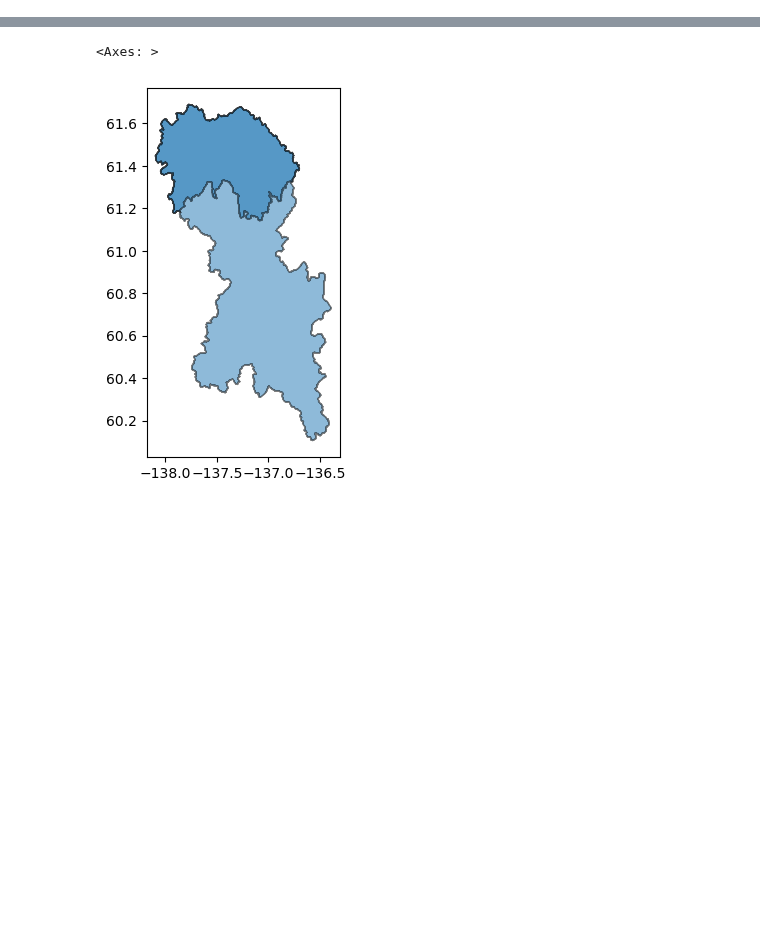
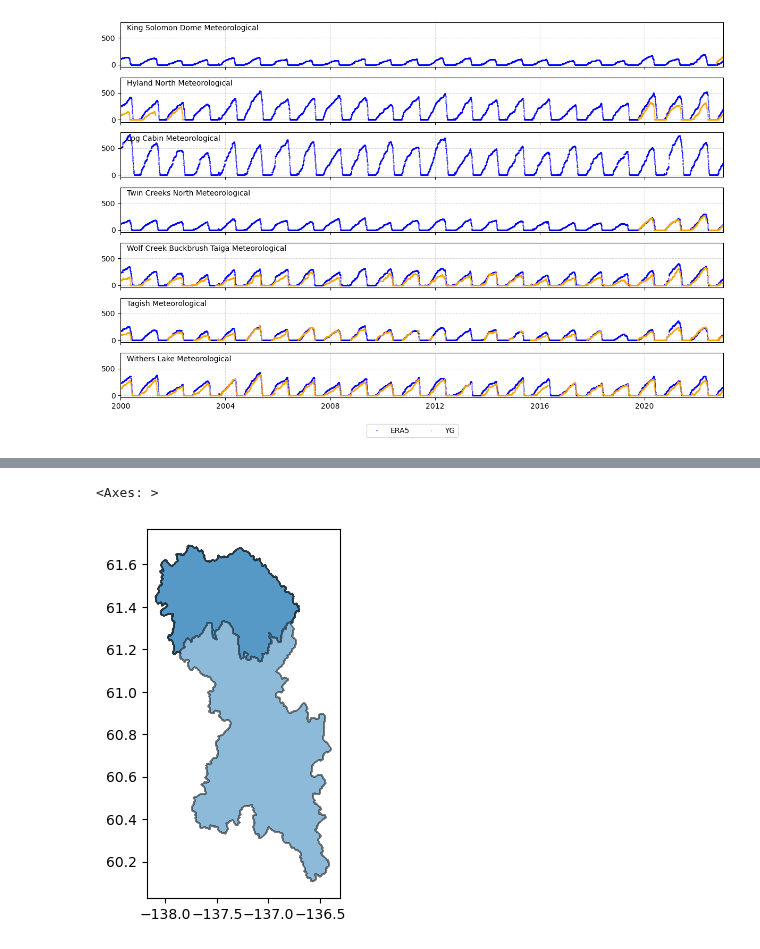
Before and after one commit to YukonWRB/YGwater, a Jupyter notebook: dev/era5/era5_main.ipynb, the cells around one changed output, grey strips where cells are left out. Cells and saved outputs as stored; diff of their text form; code cells hidden in the pictures; blank space fills up the shorter version.

```diff
--- a/dev/era5/era5_main.ipynb
+++ b/dev/era5/era5_main.ipynb
@@ -159,0 +267,49 @@ interactive(children=(IntSlider(value=0, description='time_index', layout=Layout
+# %%
+results = {}
+
+for i, ts_id in enumerate(ts_ids):
+    loc_id = timeseries_df.loc[ts_id, "location_id"]
+    x, y = locations.loc[loc_id, "geometry"].x, locations.loc[loc_id, "geometry"].y
+
+    era5_ts = xda.sel(longitude=x, latitude=y, method="nearest").to_dataframe().reset_index()
+    era5_ts = era5_ts.set_index('time')['sd']
+
+    yg_ts, _ = fetch_timeseries_corrected(ts_id)
+
+    # aggregate to daily before syncing
+    yg_ts = yg_ts.resample('D').mean()
+    era5_ts = era5_ts.resample('D').mean()
+
+    synced_ts = pd.concat([era5_ts, yg_ts], axis=1, join="outer")
+    synced_ts.columns = ["ERA5", "YG"]
+
+    results[ts_id] = synced_ts
+# %%
+fig, axes = plt.subplots(7, 1, figsize=(12, 8), sharex=True, sharey=True)
+
+axes = axes.flatten()  # Flatten the axes array for easier indexing
+
+
+for i, ts_id in enumerate(ts_ids):
+    loc_id = timeseries_df.loc[ts_id, "location_id"]
+    loc_name = locations.loc[loc_id, "name"]
+
+    ax = axes[i]
+    synced_ts = results[ts_id]
+    ax.plot(synced_ts.index, synced_ts["ERA5"], label="ERA5", color="blue", marker='.', markersize=1, linestyle='', linewidth=0.5)
+    ax.plot(synced_ts.index, synced_ts["YG"], label="YG", color="orange", marker='.', markersize=1, linestyle='', linewidth=0.5)
+
+    # Add location annotation
+    ax.text(0.01, 0.95, loc_name, transform=ax.transAxes, fontsize=10, verticalalignment='top', horizontalalignment='left')
+
+    ax.set_xlim(pd.Timestamp("2000-01-01"), pd.Timestamp("2023-01-01"))
+    ax.grid(True, linestyle='--', alpha=0.5)
+
+# Add a single legend at the bottom
+handles, labels = axes[0].get_legend_handles_labels()
+fig.legend(handles, labels, loc='lower center', ncol=2, fontsize=10)
+
+plt.tight_layout(rect=[0, 0.05, 1, 1])  # Adjust layout to make space for the legend
+plt.show()
+# %% [output]
+[figure, added]
```
Also changed, not shown: parts of 31 cells of this notebook, 38 other files.
